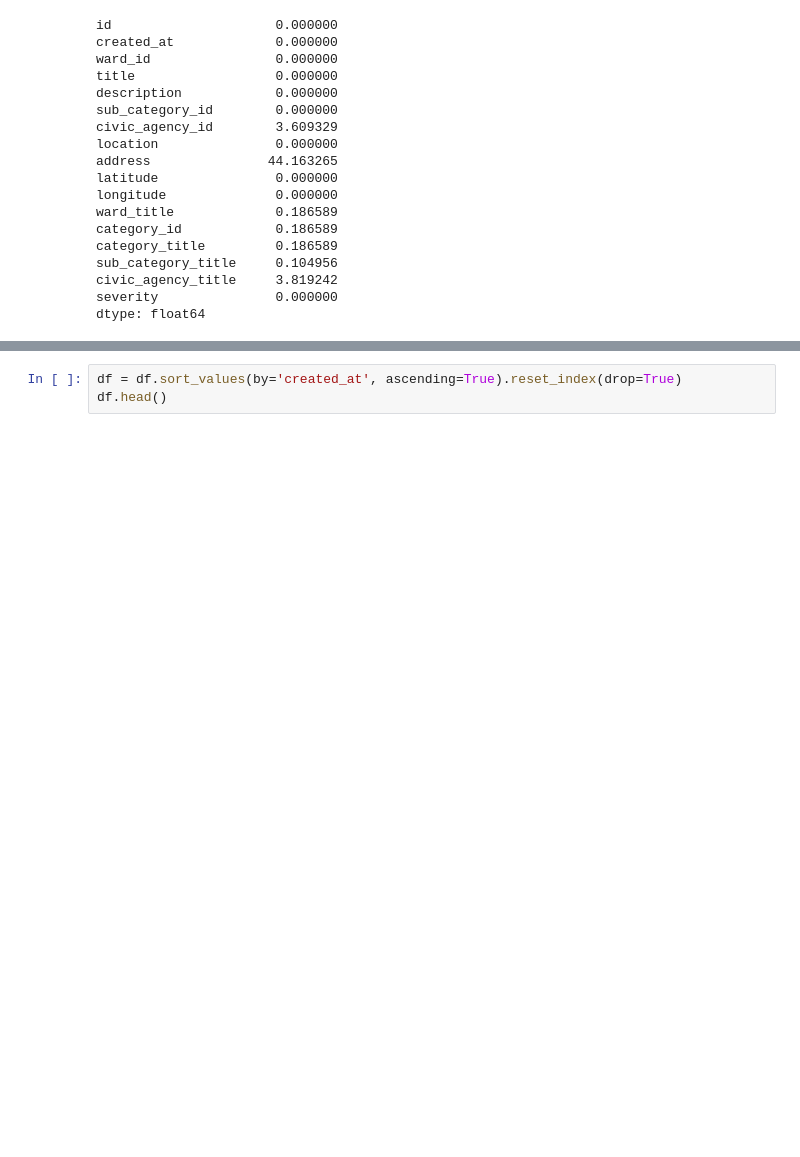
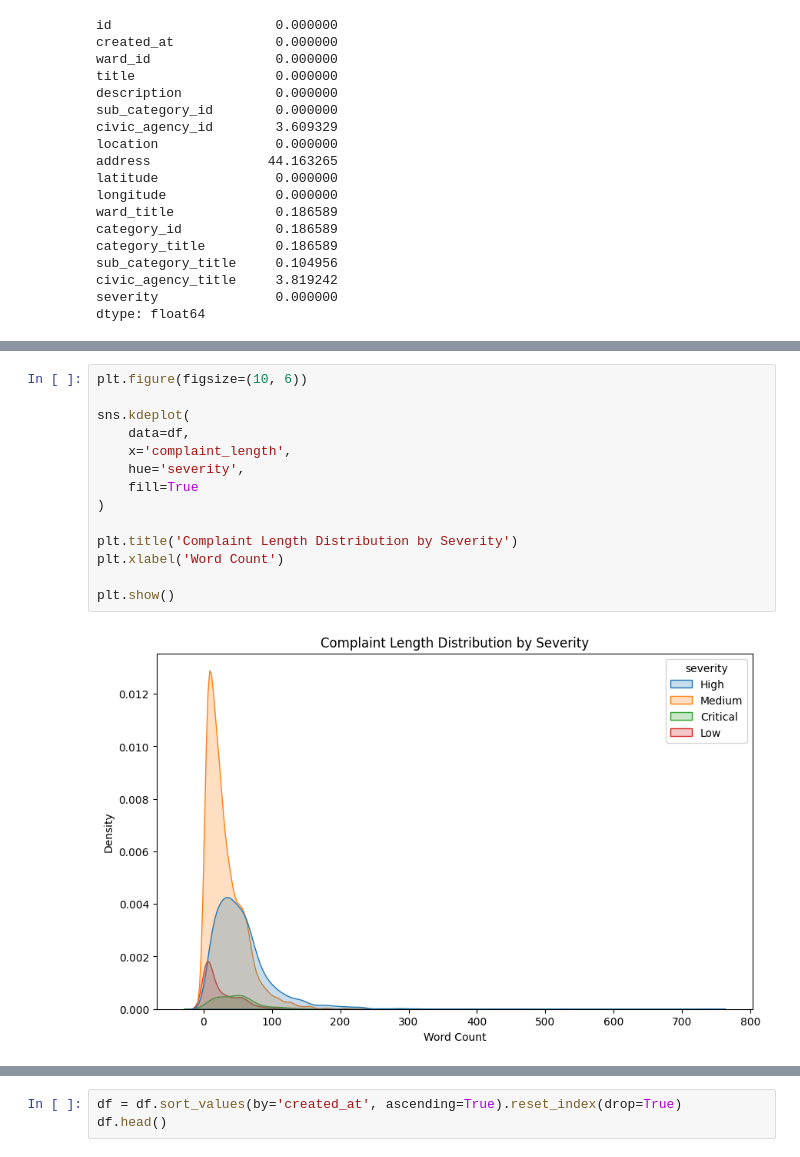
Before and after one commit to sandipan-ds/ai_grievance_system, a Jupyter notebook: notebook/ai_grievance_system.ipynb, the cells around one changed output, grey strips where cells are left out. Drawn from its saved outputs; the diff is of its cells as text; blank space fills up the shorter version.

```diff
--- a/notebook/ai_grievance_system.ipynb
+++ b/notebook/ai_grievance_system.ipynb
@@ -204,0 +293,16 @@ df.head(1)
+# %%
+plt.figure(figsize=(10, 6))
+
+sns.kdeplot(
+    data=df,
+    x='complaint_length',
+    hue='severity',
+    fill=True
+)
+
+plt.title('Complaint Length Distribution by Severity')
+plt.xlabel('Word Count')
+
+plt.show()
+# %% [output]
+[figure, added]
```
Also changed, not shown: parts of 39 cells of this notebook, 33 other files.
